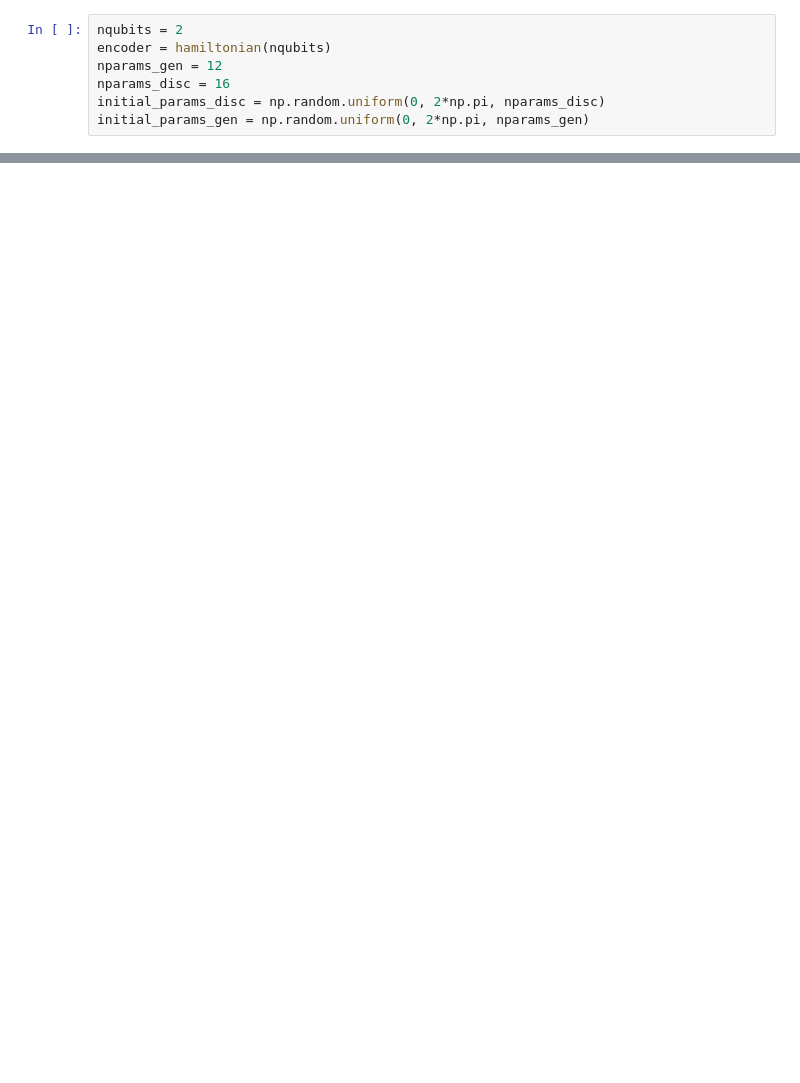
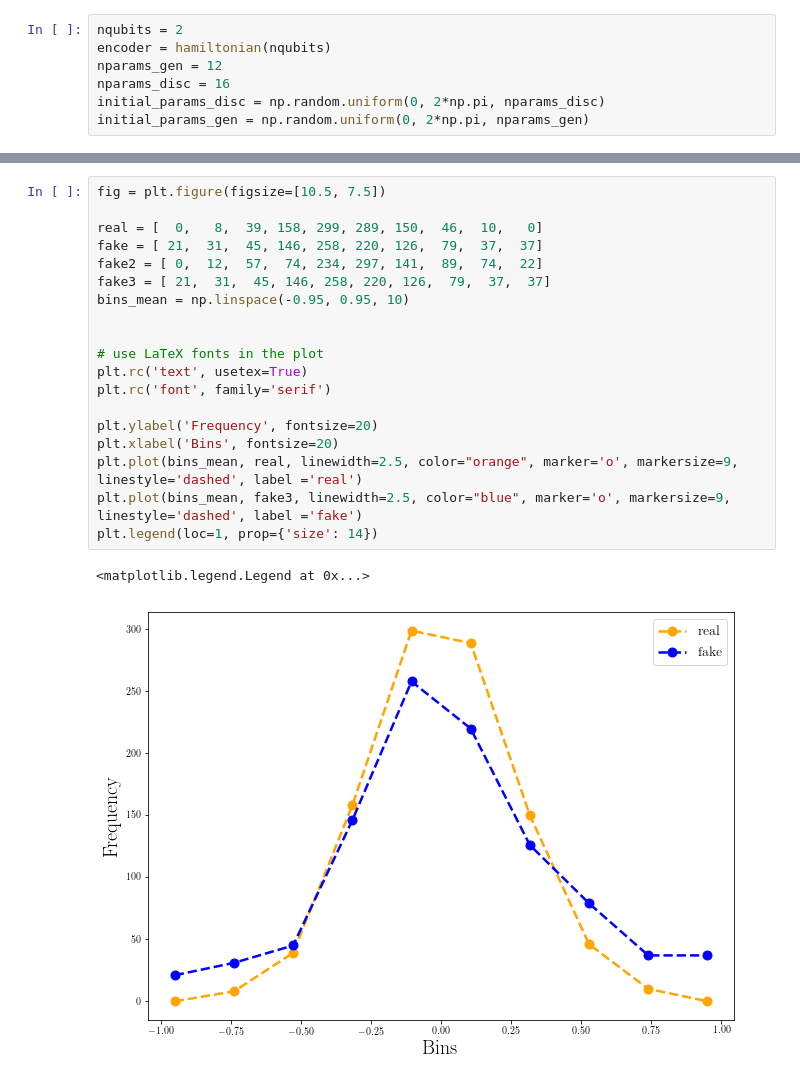
Before and after one commit to QTI-TH/style-qgan, a Jupyter notebook: test_qGAN.ipynb, the cells around one changed output, grey strips where cells are left out. Drawn from its saved outputs; the diff is of its cells as text; blank space fills up the shorter version.

```diff
--- a/test_qGAN.ipynb
+++ b/test_qGAN.ipynb
@@ -134,0 +393,22 @@ for i in range(5):
+# %%
+fig = plt.figure(figsize=[10.5, 7.5])
+
+real = [  0,   8,  39, 158, 299, 289, 150,  46,  10,   0]
+fake = [ 21,  31,  45, 146, 258, 220, 126,  79,  37,  37]
+fake2 = [ 0,  12,  57,  74, 234, 297, 141,  89,  74,  22]
+fake3 = [ 21,  31,  45, 146, 258, 220, 126,  79,  37,  37]
+bins_mean = np.linspace(-0.95, 0.95, 10)
+
+
+# use LaTeX fonts in the plot
+plt.rc('text', usetex=True)
+plt.rc('font', family='serif')
+
+plt.ylabel('Frequency', fontsize=20)
+plt.xlabel('Bins', fontsize=20)
+plt.plot(bins_mean, real, linewidth=2.5, color="orange", marker='o', markersize=9, linestyle='dashed', label ='real')
+plt.plot(bins_mean, fake3, linewidth=2.5, color="blue", marker='o', markersize=9, linestyle='dashed', label ='fake')
+plt.legend(loc=1, prop={'size': 14})
+# %% [output]
+<matplotlib.legend.Legend at 0x...>
+[figure, added]
```
Also changed, not shown: parts of 12 cells of this notebook.
